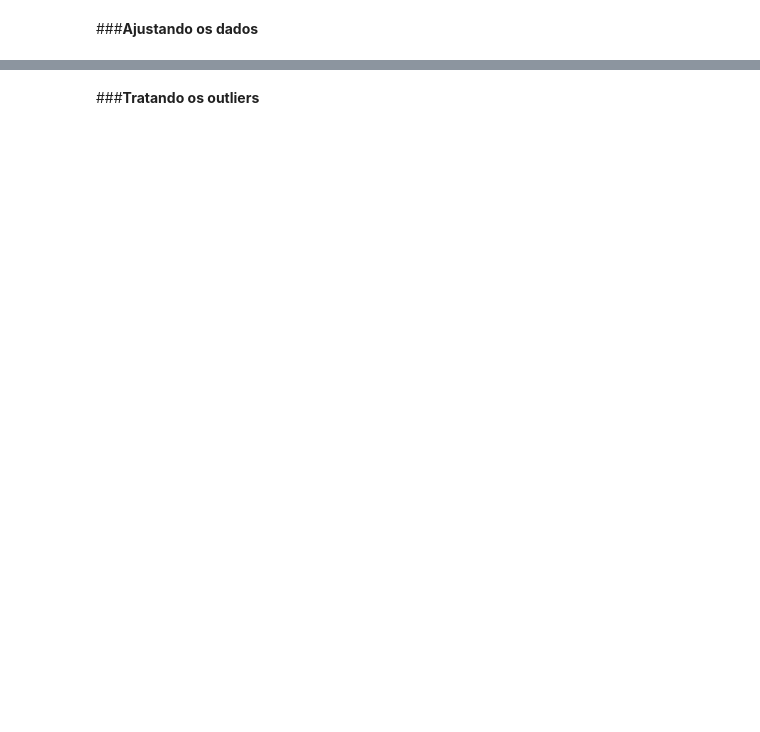
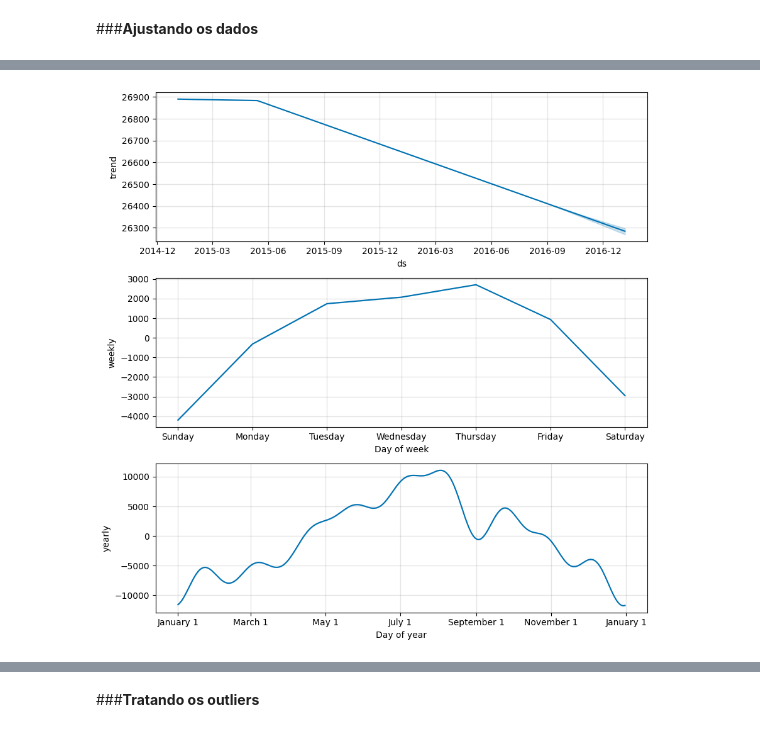
Before and after one commit to Pedrocoellho/time_series_forecasts_company_bicycles, a Jupyter notebook: complete_time_series.ipynb, the cells around one changed output, grey strips where cells are left out. Cells and saved outputs as stored; diff of their text form; code cells hidden in the pictures; blank space fills up the shorter version.

```diff
--- a/complete_time_series.ipynb
+++ b/complete_time_series.ipynb
@@ -718,0 +745,4 @@ MSE:466132050.6184666, RMSE:21590.09149166503
+# %%
+fig2 = modelo.plot_components(previsao)
+# %% [output]
+[figure, added]
```
Also changed, not shown: parts of 20 cells of this notebook.
